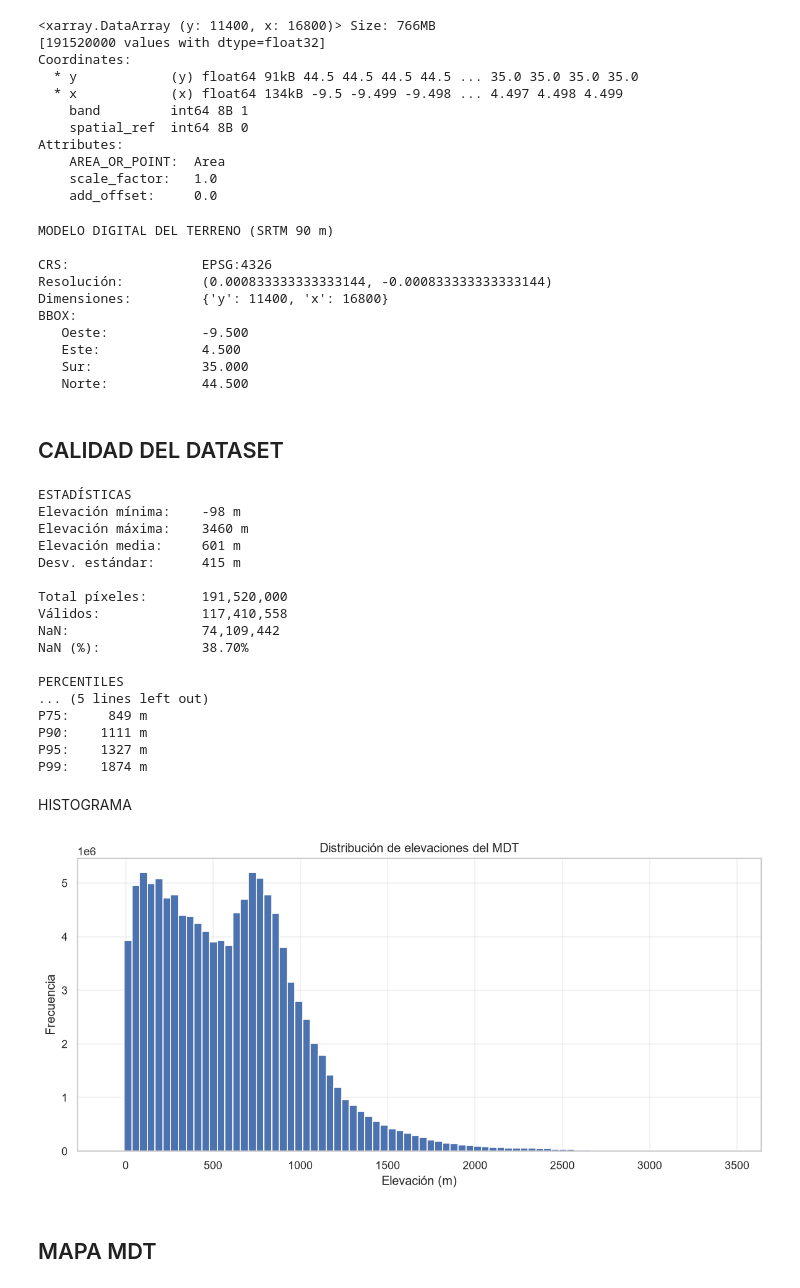
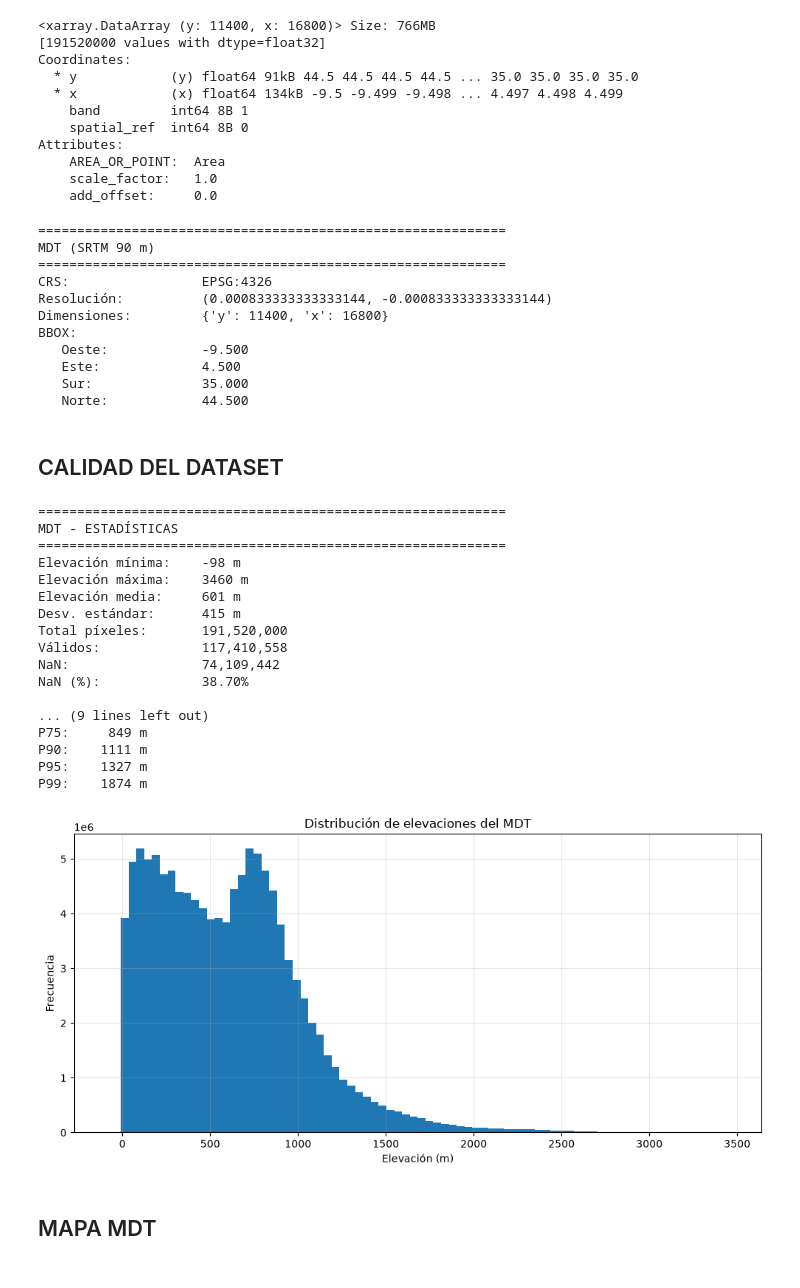
Before and after one commit to TheWhiteSavage/TrabajoFinMaster, a Jupyter notebook: 01_EDA.ipynb, the cells around one changed output. Drawn from its saved outputs; the diff is of its cells as text; code cells hidden in the pictures.

```diff
--- a/01_EDA.ipynb
+++ b/01_EDA.ipynb
@@ -9,11 +10,6 @@ import matplotlib.pyplot as plt
 import geopandas as gpd
 import seaborn as sns
 import rioxarray as rxr
-# %%
-# CONFIGURACION GRAFICA
-sns.set_theme(style="whitegrid")
-plt.rcParams["figure.dpi"] = 120
-plt.rcParams["savefig.dpi"] = 300
 # %%
 # RUTAS DE TRABAJO
 BASE = Path(r"C:\Users\Gambo\Documents\Master Aaron\TFM UCM")
@@ -761,7 +744,7 @@ Attributes:
     scale_factor:   1.0
     add_offset:     0.0
 # %%
-print("MODELO DIGITAL DEL TERRENO (SRTM 90 m)\n")
+print_header("MDT (SRTM 90 m)")
 print(f"CRS:                 {mdt.rio.crs}")
 print(f"Resolución:          {mdt.rio.resolution()}")
 print(f"Dimensiones:         {dict(zip(mdt.dims, mdt.shape))}")
@@ -774,8 +757,9 @@ print(f"   Este:             {xmax:.3f}")
 print(f"   Sur:              {ymin:.3f}")
 print(f"   Norte:            {ymax:.3f}")
 # %% [output]
-MODELO DIGITAL DEL TERRENO (SRTM 90 m)
-
+============================================================
+MDT (SRTM 90 m)
+============================================================
 CRS:                 EPSG:4326
 Resolución:          (0.000833333333333144, -0.000833333333333144)
 Dimensiones:         {'y': 11400, 'x': 16800}
@@ -787,60 +771,60 @@ BBOX:
 # %% [markdown]
 ## CALIDAD DEL DATASET
 # %%
-# CALIDAD DEL MDT
 valores = mdt.values
 datos_validos = valores[~np.isnan(valores)]
 
-print("ESTADÍSTICAS")
+print_header("MDT - ESTADÍSTICAS")
 print(f"Elevación mínima:    {datos_validos.min():.0f} m")
 print(f"Elevación máxima:    {datos_validos.max():.0f} m")
 print(f"Elevación media:     {datos_validos.mean():.0f} m")
 print(f"Desv. estándar:      {datos_validos.std():.0f} m")
-print()
 print(f"Total píxeles:       {mdt.size:,}")
 print(f"Válidos:             {datos_validos.size:,}")
 print(f"NaN:                 {np.isnan(valores).sum():,}")
 print(f"NaN (%):             {np.isnan(valores).mean()*100:.2f}%")
 
-# DISTRIBUCIÓN DE ELEVACIONES
-print("\nPERCENTILES")
+print()
+print_header("MDT - DISTRIBUCIÓN DE ELEVACIONES")
+print("PERCENTILES")
 for p in [1,5,10,25,50,75,90,95,99]:
     print(f"P{p:02d}: {np.percentile(datos_validos,p):7.0f} m")
 # %% [output]
-ESTADÍSTICAS
+============================================================
+MDT - ESTADÍSTICAS
+============================================================
 Elevación mínima:    -98 m
 Elevación máxima:    3460 m
 Elevación media:     601 m
 Desv. estándar:      415 m
-
 Total píxeles:       191,520,000
 Válidos:             117,410,558
 NaN:                 74,109,442
 NaN (%):             38.70%
 
-PERCENTILES
-... (5 lines left out)
+... (9 lines left out)
 P75:     849 m
 P90:    1111 m
 P95:    1327 m
 P99:    1874 m
-# %% [markdown]
-HISTOGRAMA
 # %%
-# HISTOGRAMA DE ELEVACIONES
+# Configurar figura
 fig, ax = plt.subplots(figsize=(10,5))
 
+# Histograma
 ax.hist(datos_validos, bins=80)
+
+# Títulos y etiquetas de los ejes
 ax.set_title("Distribución de elevaciones del MDT")
 ax.set_xlabel("Elevación (m)")
 ax.set_ylabel("Frecuencia")
 
 ax.grid(alpha=0.30)
-plt.tight_layout()
-plt.savefig(FIGURES / "mdt_histograma.png", dpi=300)
-plt.show()
+
+# Guardar la figura
+save_figure("mdt_histograma.png")
 # %% [output]
-[figure, old version]
+[figure, new version]
 # %% [markdown]
 ## MAPA MDT
 # %%
```
Also changed, not shown: parts of 38 cells of this notebook, 3 other files.
